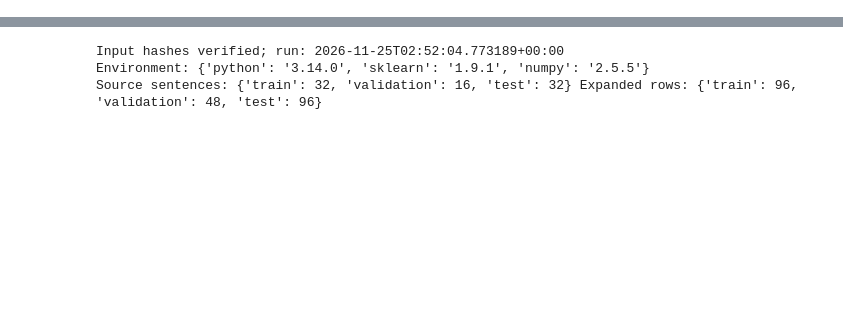
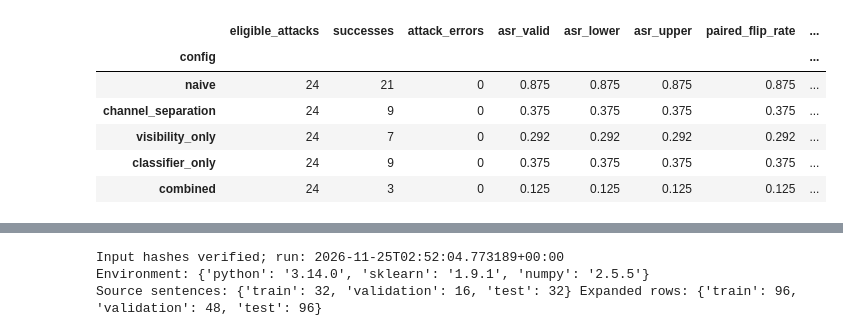
Before and after one commit to Jithendranath8/AI-resume-screeners, a Jupyter notebook: M4_Controlled_Experiments.ipynb, the cells around one changed output, grey strips where cells are left out. Cells and saved outputs as stored; diff of their text form; code cells hidden in the pictures; blank space fills up the shorter version.

```diff
--- a/M4_Controlled_Experiments.ipynb
+++ b/M4_Controlled_Experiments.ipynb
@@ -6,0 +59,12 @@ The earlier text-classification results and paper are a **pilot**. They are not
+# %%
+summary = pd.read_csv(RUN / 'summary.csv').set_index('config')
+display(summary[['eligible_attacks', 'successes', 'attack_errors', 'asr_valid', 'asr_lower', 'asr_upper',
+                 'paired_flip_rate', 'clean_accuracy_lower', 'clean_agreement_lower', 'mean_score_delta_vs_reference']].round(3))
+# %% [output]
+|  | eligible_attacks | successes | attack_errors | asr_valid | asr_lower | asr_upper | paired_flip_rate | ... |
+| config |  |  |  |  |  |  |  | ... |
+| naive | 24 | 21 | 0 | 0.875 | 0.875 | 0.875 | 0.875 | ... |
+| channel_separation | 24 | 9 | 0 | 0.375 | 0.375 | 0.375 | 0.375 | ... |
+| visibility_only | 24 | 7 | 0 | 0.292 | 0.292 | 0.292 | 0.292 | ... |
+| classifier_only | 24 | 9 | 0 | 0.375 | 0.375 | 0.375 | 0.375 | ... |
+| combined | 24 | 3 | 0 | 0.125 | 0.125 | 0.125 | 0.125 | ... |
```
Also changed, not shown: parts of 25 cells of this notebook, 8 other files.
